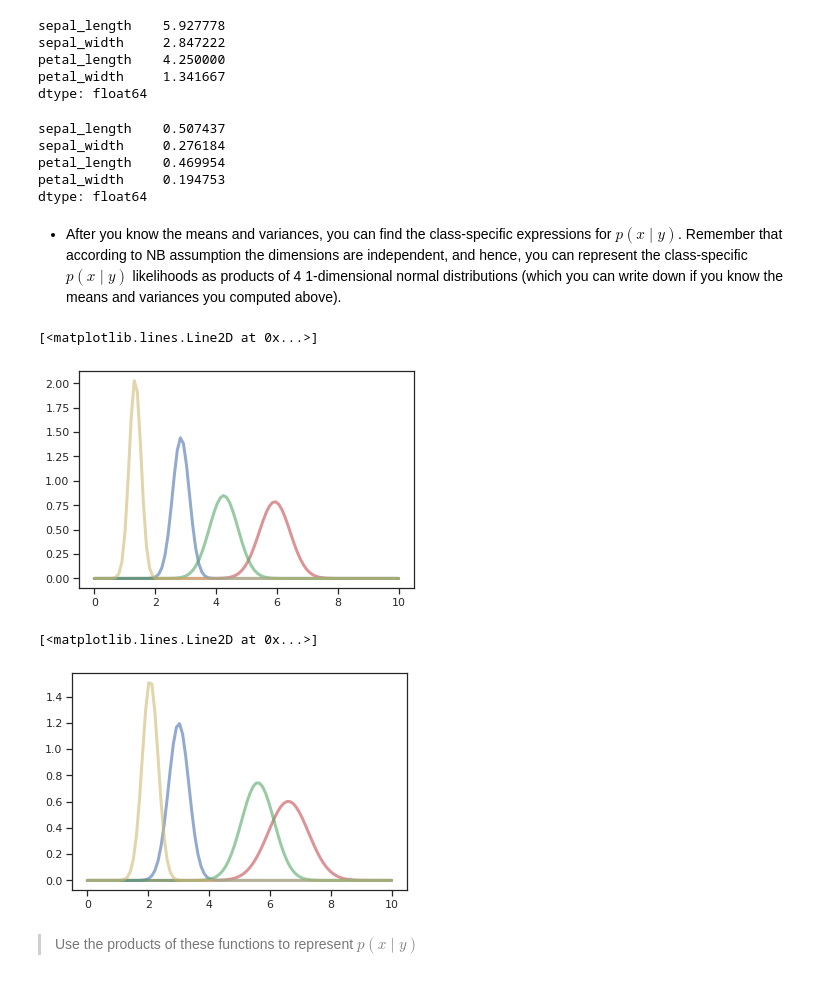
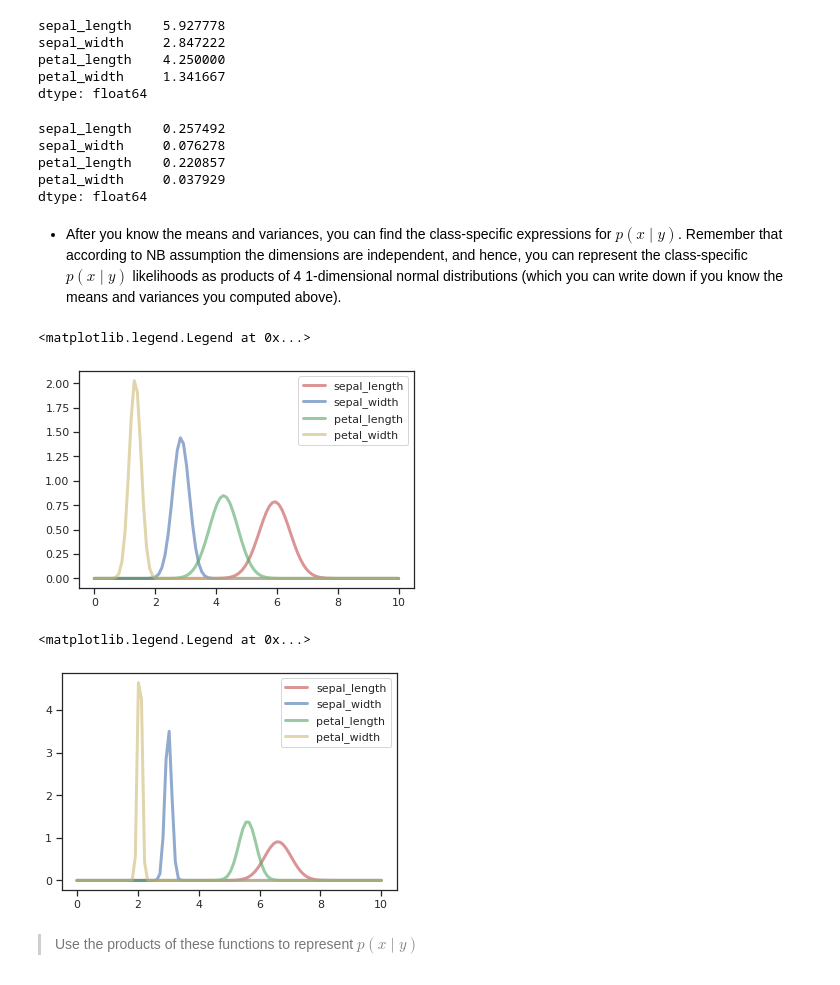
Before and after one commit to MatiasJJ/ATML, a Jupyter notebook: Ex4/Ex4_Matias_Jakub_Madeleine.ipynb, the cells around one changed output. Cells and saved outputs as stored; diff of their text form; code cells hidden in the pictures.

```diff
--- a/Ex4/Ex4_Matias_Jakub_Madeleine.ipynb
+++ b/Ex4/Ex4_Matias_Jakub_Madeleine.ipynb
@@ -359,15 +359,15 @@ petal_length    4.250000
 petal_width     1.341667
 dtype: float64
 # %%
-varsicolor = np.sqrt(versicolor.var()) # to get std
-varsinica = np.sqrt(virginica.var())
+varsicolor = versicolor.var()
+varsinica = virginica.var()
 # %%
 varsicolor
 # %% [output]
-sepal_length    0.507437
-sepal_width     0.276184
-petal_length    0.469954
-petal_width     0.194753
+sepal_length    0.257492
+sepal_width     0.076278
+petal_length    0.220857
+petal_width     0.037929
 dtype: float64
 # %% [markdown]
 * After you know the means and variances, you can find the class-specific expressions for $p(x\mid y)$. Remember that according to NB assumption the dimensions are independent, and hence, you can represent the class-specific $p(x\mid y)$ likelihoods as products of 4 1-dimensional normal distributions (which you can write down if you know the means and variances you computed above).
@@ -378,22 +378,24 @@ x = np.linspace(0,10, 100)
 # %%
 # Plot Versicolor gaussians
 
-plt.plot(x, norm.pdf(x,meansicolor[0],varsicolor[0]),'r-', lw=3, alpha=0.6, label='norm pdf')
-plt.plot(x, norm.pdf(x,meansicolor[1],varsicolor[1]),'b-', lw=3, alpha=0.6, label='norm pdf')
-plt.plot(x, norm.pdf(x,meansicolor[2],varsicolor[2]),'g-', lw=3, alpha=0.6, label='norm pdf')
-plt.plot(x, norm.pdf(x,meansicolor[3],varsicolor[3]),'y-', lw=3, alpha=0.6, label='norm pdf')
+plt.plot(x, norm.pdf(x,meansicolor[0],np.sqrt(varsicolor[0])),'r-', lw=3, alpha=0.6, label=X.columns[0])
+plt.plot(x, norm.pdf(x,meansicolor[1],np.sqrt(varsicolor[1])),'b-', lw=3, alpha=0.6, label=X.columns[1])
+plt.plot(x, norm.pdf(x,meansicolor[2],np.sqrt(varsicolor[2])),'g-', lw=3, alpha=0.6, label=X.columns[2])
+plt.plot(x, norm.pdf(x,meansicolor[3],np.sqrt(varsicolor[3])),'y-', lw=3, alpha=0.6, label=X.columns[3])
+plt.legend()
 # %% [output]
-[<matplotlib.lines.Line2D at 0x...>]
+<matplotlib.legend.Legend at 0x...>
-[figure, old version]
+[figure, new version]
 # %%
 # Plot Virginica gaussians
 
-plt.plot(x, norm.pdf(x,meansinica[0],varsinica[0]),'r-', lw=3, alpha=0.6, label='norm pdf')
-plt.plot(x, norm.pdf(x,meansinica[1],varsinica[1]),'b-', lw=3, alpha=0.6, label='norm pdf')
-plt.plot(x, norm.pdf(x,meansinica[2],varsinica[2]),'g-', lw=3, alpha=0.6, label='norm pdf')
-plt.plot(x, norm.pdf(x,meansinica[3],varsinica[3]),'y-', lw=3, alpha=0.6, label='norm pdf')
+plt.plot(x, norm.pdf(x,meansinica[0],varsinica[0]),'r-', lw=3, alpha=0.6, label=X.columns[0])
+plt.plot(x, norm.pdf(x,meansinica[1],varsinica[1]),'b-', lw=3, alpha=0.6, label=X.columns[1])
+plt.plot(x, norm.pdf(x,meansinica[2],varsinica[2]),'g-', lw=3, alpha=0.6, label=X.columns[2])
+plt.plot(x, norm.pdf(x,meansinica[3],varsinica[3]),'y-', lw=3, alpha=0.6, label=X.columns[3])
+plt.legend()
 # %% [output]
-[<matplotlib.lines.Line2D at 0x...>]
+<matplotlib.legend.Legend at 0x...>
-[figure, old version]
+[figure, new version]
 # %% [markdown]
 > Use the products of these functions to represent $p(x\mid y)$
```
Also changed, not shown: parts of 18 cells of this notebook.
